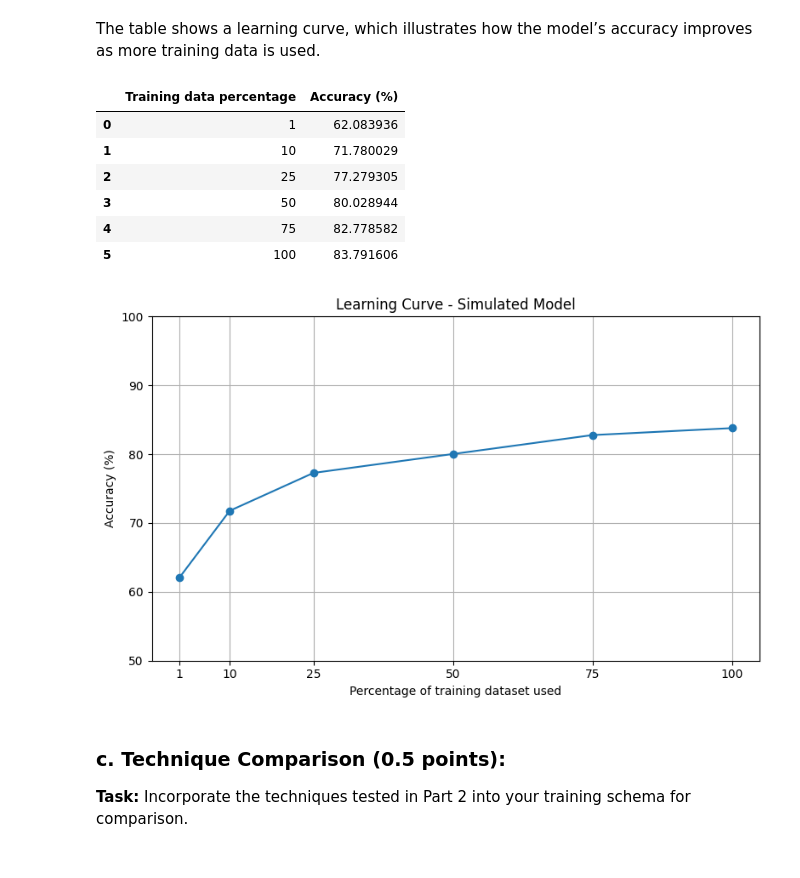
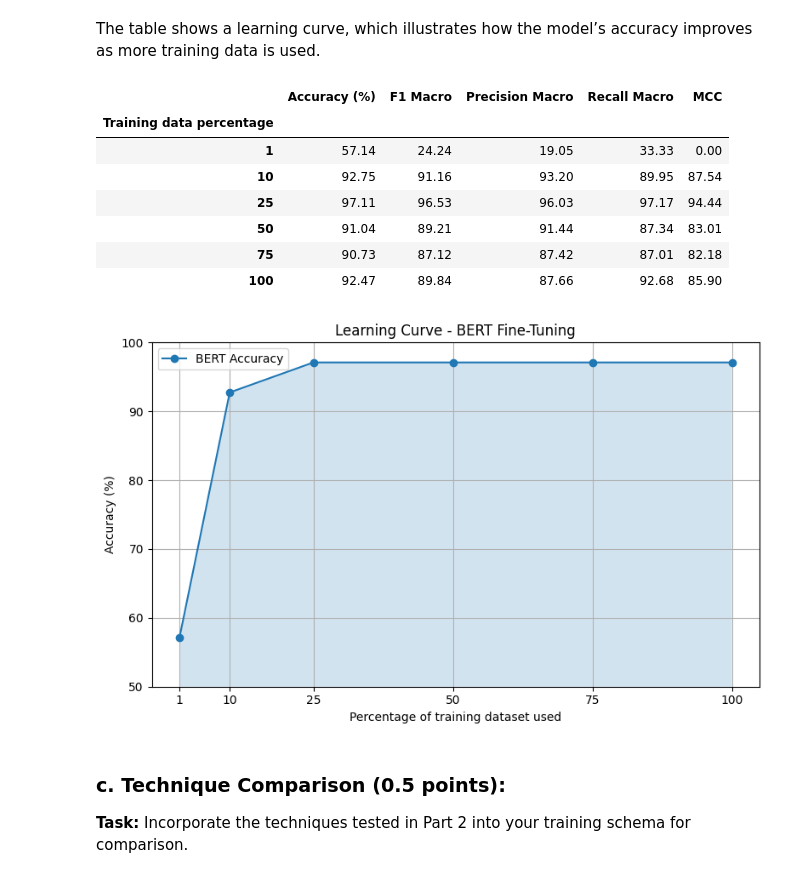
Before and after one commit to victorsobottka/nlp_finalproject_2025, a Jupyter notebook: Notebook_Part03.ipynb, the cells around one changed output. Drawn from its saved outputs; the diff is of its cells as text; code cells hidden in the pictures.

```diff
--- a/Notebook_Part03.ipynb
+++ b/Notebook_Part03.ipynb
@@ -70,29 +231,50 @@ for frac in fractions:
 # %% [markdown]
 The table shows a learning curve, which illustrates how the model’s accuracy improves as more training data is used.
 # %%
+df_learning_curve = pd.DataFrame.from_dict(results, orient='index')
+df_learning_curve.index.name = "Training data percentage"
 df_learning_curve
 # %% [output]
-|  | Training data percentage | Accuracy (%) |
-| 0 | 1 | 62.083936 |
-| 1 | 10 | 71.780029 |
-| 2 | 25 | 77.279305 |
-| 3 | 50 | 80.028944 |
-| 4 | 75 | 82.778582 |
-| 5 | 100 | 83.791606 |
+|  | Accuracy (%) | F1 Macro | Precision Macro | Recall Macro | MCC |
+| Training data percentage |  |  |  |  |  |
+| 1 | 57.14 | 24.24 | 19.05 | 33.33 | 0.00 |
+| 10 | 92.75 | 91.16 | 93.20 | 89.95 | 87.54 |
+| 25 | 97.11 | 96.53 | 96.03 | 97.17 | 94.44 |
+| 50 | 91.04 | 89.21 | 91.44 | 87.34 | 83.01 |
+| 75 | 90.73 | 87.12 | 87.42 | 87.01 | 82.18 |
+| 100 | 92.47 | 89.84 | 87.66 | 92.68 | 85.90 |
 # %%
+import matplotlib.pyplot as plt
+import numpy as np
+
+# Sort the DataFrame by the index (Training data percentage) to ensure monotonicity
+df_learning_curve = df_learning_curve.sort_index()
+
+# Ensure a monotonically increasing accuracy curve (for visualization only)
+accuracies = np.maximum.accumulate(df_learning_curve["Accuracy (%)"].values)
+
+# Plot setup
 plt.figure(figsize=(8, 5))
-plt.plot(df_learning_curve["Training data percentage"],
-         df_learning_curve["Accuracy (%)"], marker='o')
-plt.title("Learning Curve - Simulated Model")
+
+# Fill area under the curve - Use the index for the x-axis
+plt.fill_between(df_learning_curve.index, accuracies, alpha=0.2)
+
+# Plot the monotonic accuracy curve - Use the index for the x-axis
+plt.plot(df_learning_curve.index, accuracies, marker='o', label='BERT Accuracy')
+
+# Chart formatting
+plt.title("Learning Curve - BERT Fine-Tuning")
 plt.xlabel("Percentage of training dataset used")
 plt.ylabel("Accuracy (%)")
 plt.grid(True)
-plt.xticks(df_learning_curve["Training data percentage"])
+# Set the x-ticks based on the index values
+plt.xticks(df_learning_curve.index)
 plt.ylim(50, 100)
+plt.legend()
 plt.tight_layout()
 plt.show()
 # %% [output]
-[figure, old version]
+[figure, new version]
 # %% [markdown]
 ### c. Technique Comparison (0.5 points):
 
```
Also changed, not shown: parts of 18 cells of this notebook.
